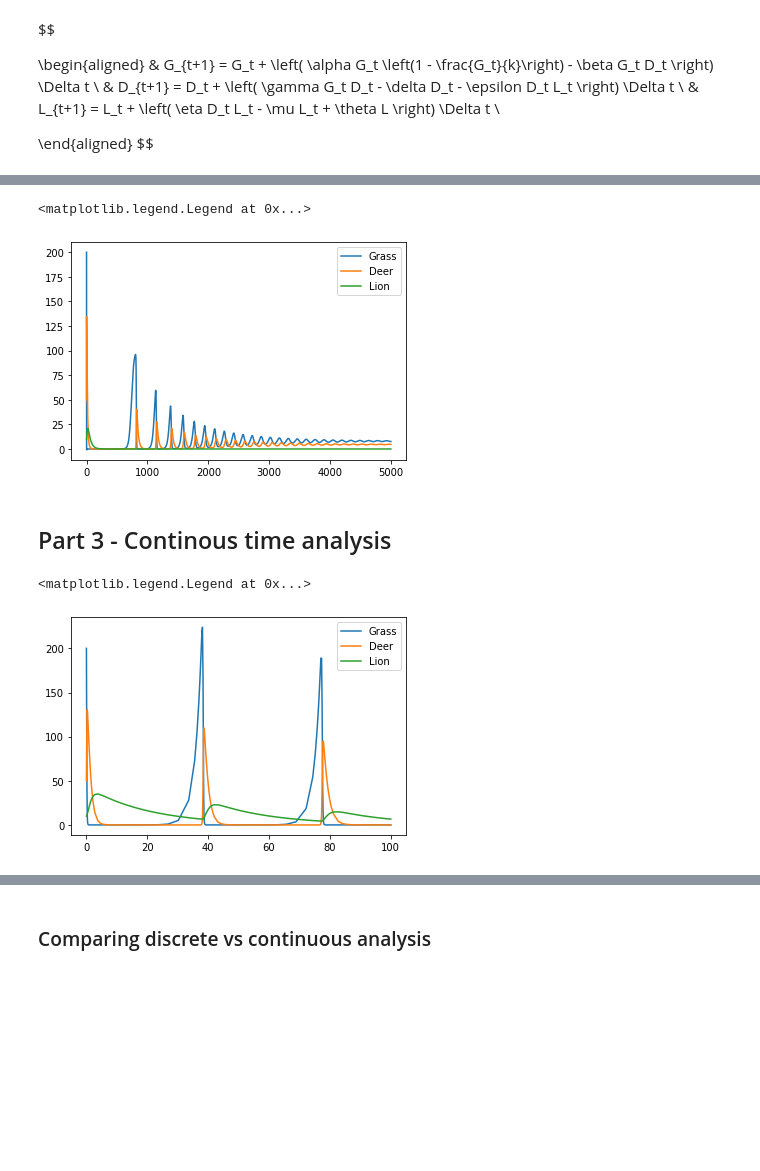
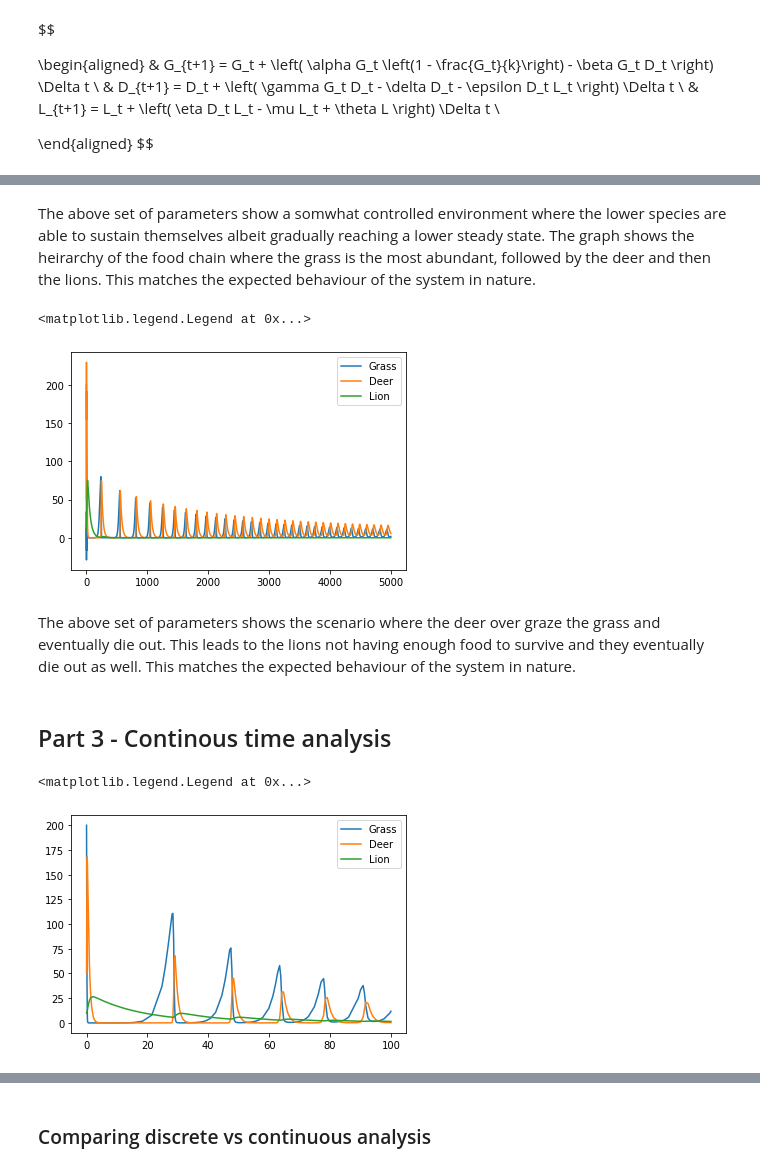
Before and after one commit to Rishi-Bidani/FIT3139, a Jupyter notebook: assignment2/assignment.ipynb, the cells around one changed output, grey strips where cells are left out. Cells and saved outputs as stored; diff of their text form; code cells hidden in the pictures; blank space fills up the shorter version.

```diff
--- a/assignment2/assignment.ipynb
+++ b/assignment2/assignment.ipynb
@@ -103,30 +148,35 @@ def discrete(G_t, D_t, L_t, alpha, beta, k, gamma, delta, epsilon, eta, mu, thet
+# %% [markdown]
+The above set of parameters show a somwhat controlled environment where the lower species are able to sustain themselves albeit gradually reaching a lower steady state. The graph shows the heirarchy of the food chain where the grass is the most abundant, followed by the deer and then the lions.
+This matches the expected behaviour of the system in nature.
 # %%
 G0 = 200
 D0 = 50
 L0 = 10
 
-natural_growth = 0.5
+natural_growth = 0.9
 death_hunted = 1.5
 
 alpha = natural_growth         # growth rate of grass
 beta = 0.1                          #
 k = 100                            # max value
 gamma = natural_growth / 10         # growth rate of deer by grazing grass
 delta = 0.4                        # death rate of deer
 epsilon = 0.02                      # death rate of deer by being hunted by lion
 mu = 0.04                           #
 eta = natural_growth / 64          #
 theta = 0.2
 
 t, G, D, L = discrete(G0, D0, L0, alpha, beta, k, gamma, delta, epsilon, eta, mu, theta, t=0, delta_t=0.1, max_iter=5000)
 
 plt.plot(t, G, label='Grass')
 plt.plot(t, D, label='Deer')
 plt.plot(t, L, label='Lion')
 plt.legend()
 # %% [output]
 <matplotlib.legend.Legend at 0x...>
-[figure, old version]
+[figure, new version]
+# %% [markdown]
+The above set of parameters shows the scenario where the deer over graze the grass and eventually die out. This leads to the lions not having enough food to survive and they eventually die out as well. This matches the expected behaviour of the system in nature.
 # %% [markdown]
 ## Part 3 - Continous time analysis
 # %%
@@ -170,19 +220,32 @@ def generate_lotka_volterra(alpha, beta, k, gamma, delta, epsilon, mu, eta, thet
 # eta = (1/7) * GROWTH_NATURAL  #
 # theta = (1/30) * DEATH_HUNTED
 
-natural_growth = 0.5
-death_hunted = 1.5
+# natural_growth = 0.5
+# death_hunted = 1.5
 
-alpha = natural_growth         # growth rate of grass
-beta = 0.1                          #
-k = 2000                            # max value
-gamma = natural_growth / 10         # growth rate of deer by grazing grass
-delta = 0.4                        # death rate of deer
-epsilon = 0.02                      # death rate of deer by being hunted by lion
-mu = 0.04                           #
-eta = natural_growth / 64          #
-theta = 0.01
+# alpha = natural_growth         # growth rate of grass
+# beta = 0.1                          #
+# k = 2000                            # max value
+# gamma = natural_growth / 10         # growth rate of deer by grazing grass
+# delta = 0.4                        # death rate of deer
+# epsilon = 0.02                      # death rate of deer by being hunted by lion
+# mu = 0.04                           #
+# eta = natural_growth / 64          #
+# theta = 0.01
 
+
+GROWTH_NATURAL = 0.008
+DEATH = 0.02
+k = 200  # max value
+
+alpha = 64 * GROWTH_NATURAL  # growth rate of grass
+beta = 0.1  #
+gamma = 10 * GROWTH_NATURAL  # growth rate of deer by grazing grass
+delta = 40 * DEATH  # death rate of deer
+epsilon = 2 * DEATH  # death rate of deer by being hunted by lion
+mu = 0.04  #
+eta = GROWTH_NATURAL  #
+theta = DEATH
 
 x0 = np.array([200, 50, 10])
 LV1 = generate_lotka_volterra(alpha, beta, k, gamma, delta, epsilon, mu, eta, theta)
@@ -198,7 +261,7 @@ plt.plot(t, z, label="Lion")
 plt.legend()
 # %% [output]
 <matplotlib.legend.Legend at 0x...>
-[figure, old version]
+[figure, new version]
 # %%
 def RK2_next(df, y, t, h, b):
     if b == 0:
```
Also changed, not shown: parts of 6 cells of this notebook.
